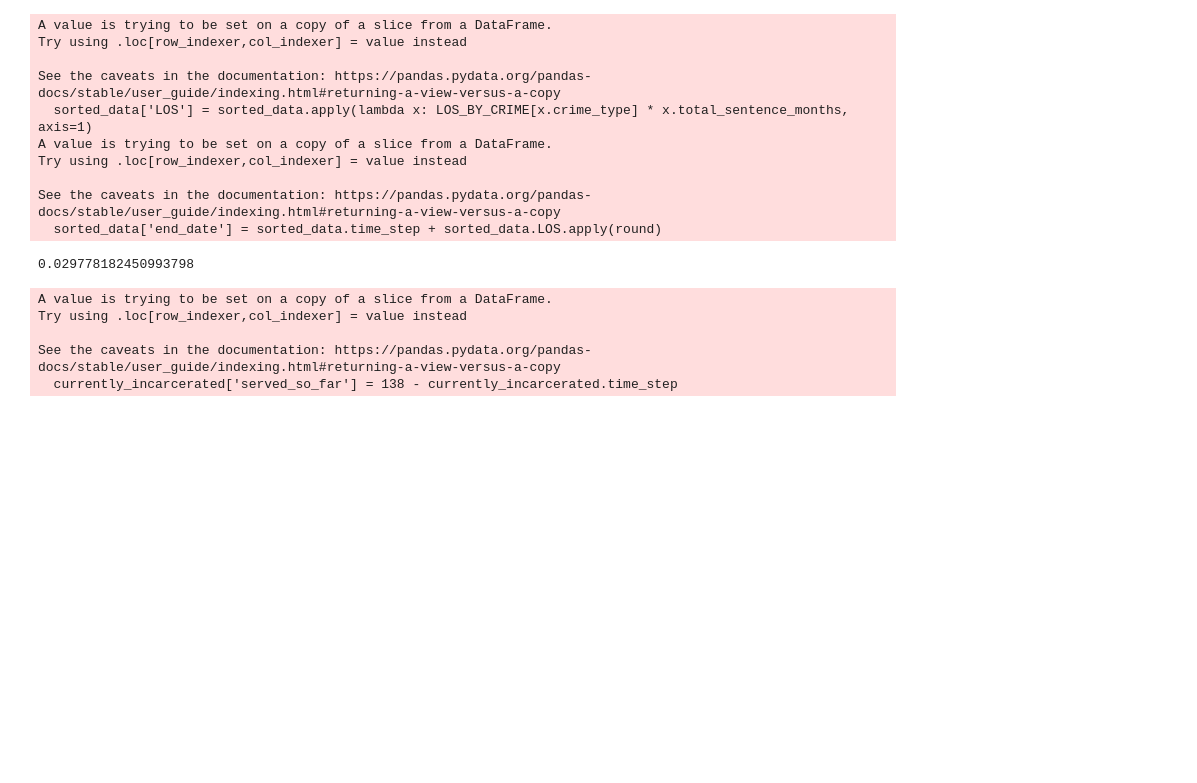
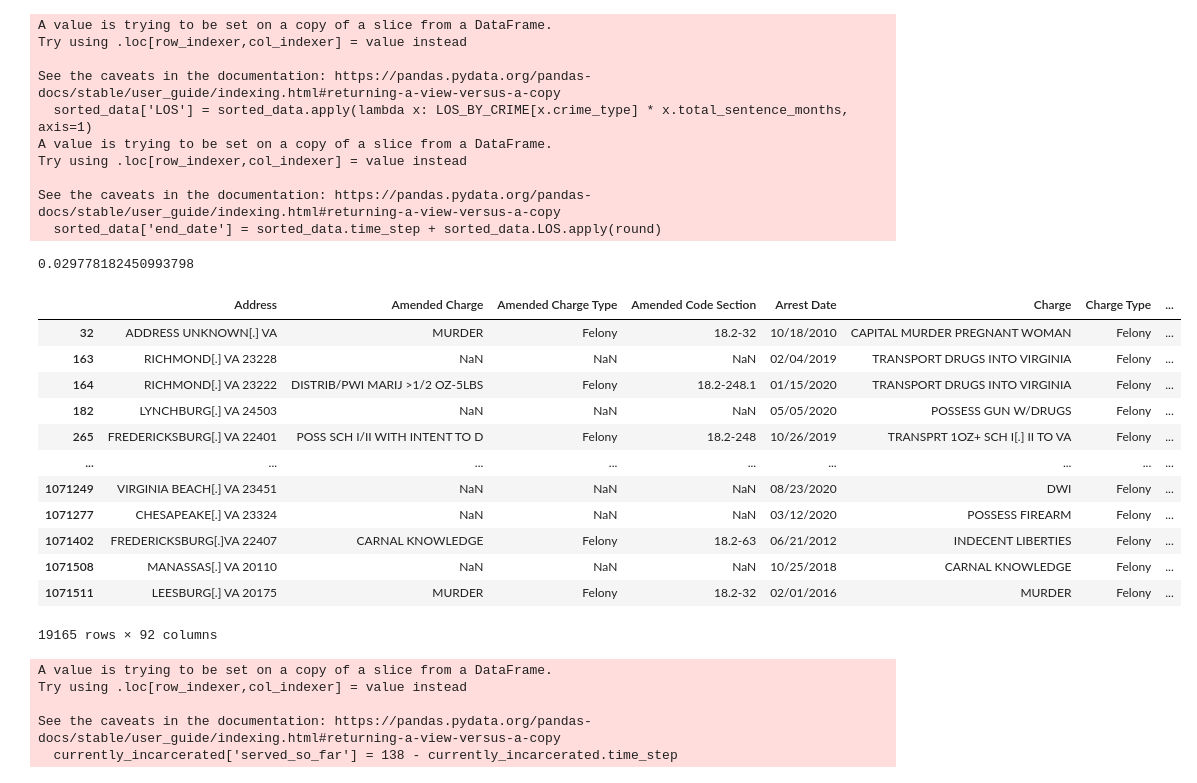
Before and after one commit to antvu/stanford-decarceration-collective-ds, a Jupyter notebook: policy/second_look_virginia/second_look_eligibility_stats_VA.ipynb, the cells around one changed output. Cells and saved outputs as stored; diff of their text form; code cells hidden in the pictures; blank space fills up the shorter version.

```diff
--- a/policy/second_look_virginia/second_look_eligibility_stats_VA.ipynb
+++ b/policy/second_look_virginia/second_look_eligibility_stats_VA.ipynb
@@ -89,5 +90,21 @@ len(currently_incarcerated) / len(sorted_data)
 # %% [output]
 0.029778182450993798
+# %%
+currently_incarcerated
+# %% [output]
+|  | Address | Amended Charge | Amended Charge Type | Amended Code Section | Arrest Date | Charge | Charge Type | ... |
+| 32 | ADDRESS UNKNOWN[.] VA | MURDER | Felony | 18.2-32 | 10/18/2010 | CAPITAL MURDER PREGNANT WOMAN | Felony | ... |
+| 163 | RICHMOND[.] VA 23228 | NaN | NaN | NaN | 02/04/2019 | TRANSPORT DRUGS INTO VIRGINIA | Felony | ... |
+| 164 | RICHMOND[.] VA 23222 | DISTRIB/PWI MARIJ >1/2 OZ-5LBS | Felony | 18.2-248.1 | 01/15/2020 | TRANSPORT DRUGS INTO VIRGINIA | Felony | ... |
+| 182 | LYNCHBURG[.] VA 24503 | NaN | NaN | NaN | 05/05/2020 | POSSESS GUN W/DRUGS | Felony | ... |
+| 265 | FREDERICKSBURG[.] VA 22401 | POSS SCH I/II WITH INTENT TO D | Felony | 18.2-248 | 10/26/2019 | TRANSPRT 1OZ+ SCH I[.] II TO VA | Felony | ... |
+| ... | ... | ... | ... | ... | ... | ... | ... | ... |
+| 1071249 | VIRGINIA BEACH[.] VA 23451 | NaN | NaN | NaN | 08/23/2020 | DWI | Felony | ... |
+| 1071277 | CHESAPEAKE[.] VA 23324 | NaN | NaN | NaN | 03/12/2020 | POSSESS FIREARM | Felony | ... |
+| 1071402 | FREDERICKSBURG[.]VA 22407 | CARNAL KNOWLEDGE | Felony | 18.2-63 | 06/21/2012 | INDECENT LIBERTIES | Felony | ... |
+| 1071508 | MANASSAS[.] VA 20110 | NaN | NaN | NaN | 10/25/2018 | CARNAL KNOWLEDGE | Felony | ... |
+| 1071511 | LEESBURG[.] VA 20175 | MURDER | Felony | 18.2-32 | 02/01/2016 | MURDER | Felony | ... |
+19165 rows × 92 columns
 # %%
 ETC_LEVEL_BY_CRIME = pd.DataFrame({
     'CONSPIRACY': {1:27, 2: 5, 3: 12, 4:7},
```
Also changed, not shown: parts of 2 cells of this notebook, 6 other files.
